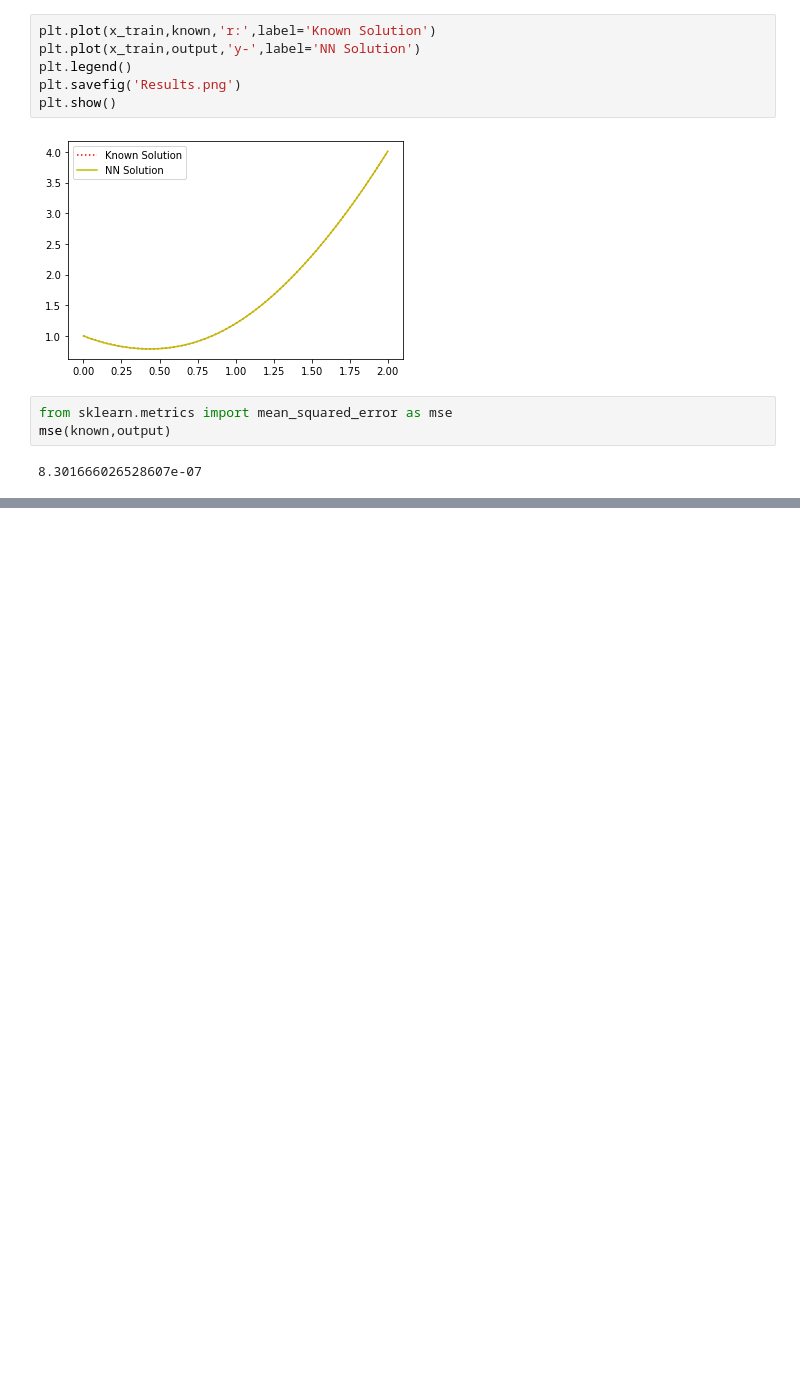
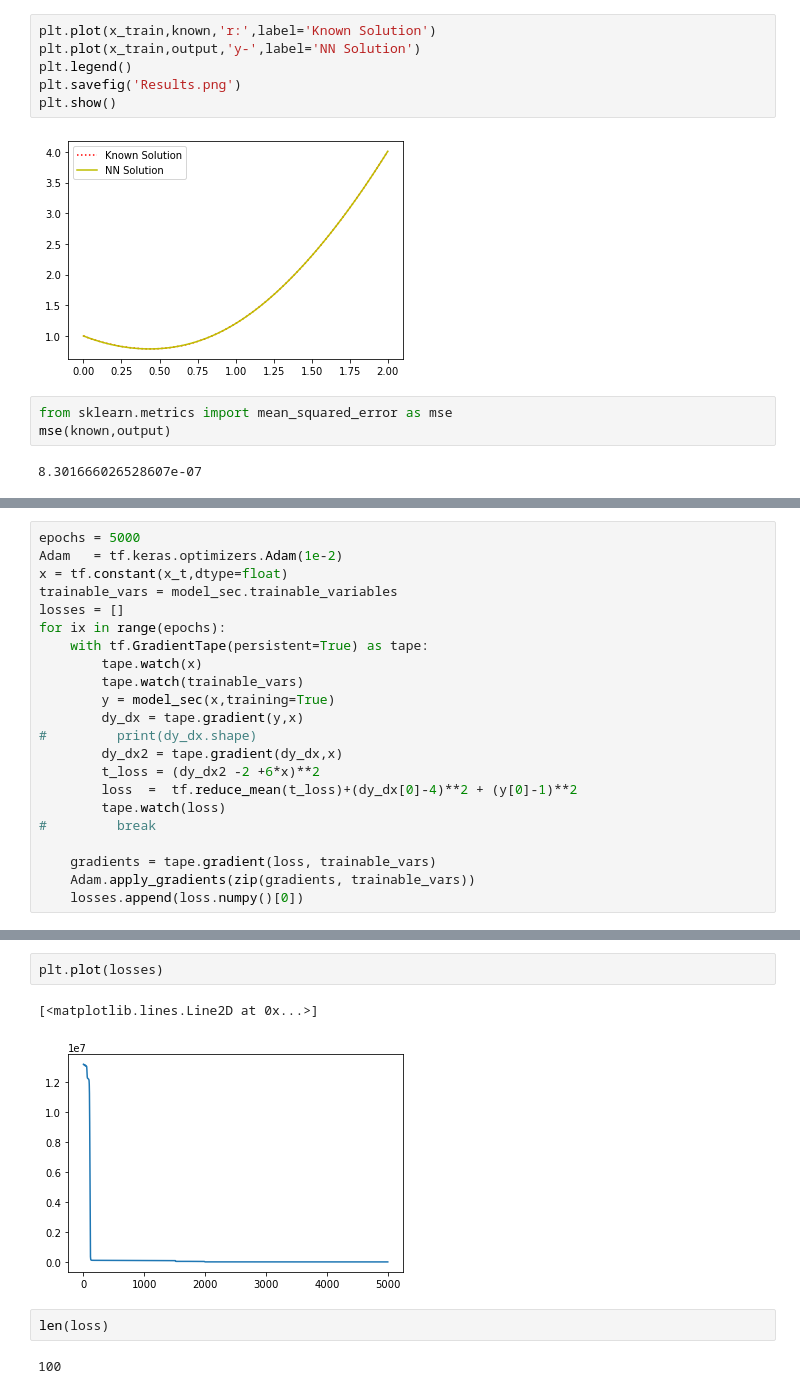
Before and after one commit to msaad1311/Julia-Programming, a Jupyter notebook: PDEs/Untitled.ipynb, the cells around one changed output, grey strips where cells are left out. Drawn from its saved outputs; the diff is of its cells as text; blank space fills up the shorter version.

```diff
--- a/PDEs/Untitled.ipynb
+++ b/PDEs/Untitled.ipynb
@@ -84,0 +115,22 @@ mse(known,output)
+# %%
+epochs = 5000
+Adam   = tf.keras.optimizers.Adam(1e-2)
+x = tf.constant(x_t,dtype=float)
+trainable_vars = model_sec.trainable_variables
+losses = []
+for ix in range(epochs):
+    with tf.GradientTape(persistent=True) as tape:
+        tape.watch(x)
+        tape.watch(trainable_vars)
+        y = model_sec(x,training=True)
+        dy_dx = tape.gradient(y,x)
+#         print(dy_dx.shape)
+        dy_dx2 = tape.gradient(dy_dx,x)
+        t_loss = (dy_dx2 -2 +6*x)**2
+        loss  =  tf.reduce_mean(t_loss)+(dy_dx[0]-4)**2 + (y[0]-1)**2
+        tape.watch(loss)
+#         break
+
+    gradients = tape.gradient(loss, trainable_vars)
+    Adam.apply_gradients(zip(gradients, trainable_vars))
+    losses.append(loss.numpy()[0])
@@ -84,0 +156,9 @@ mse(known,output)
+# %%
+plt.plot(losses)
+# %% [output]
+[<matplotlib.lines.Line2D at 0x...>]
+[figure, added]
+# %%
+len(loss)
+# %% [output]
+100
```
Also changed, not shown: parts of 8 cells of this notebook, 1 other file.
